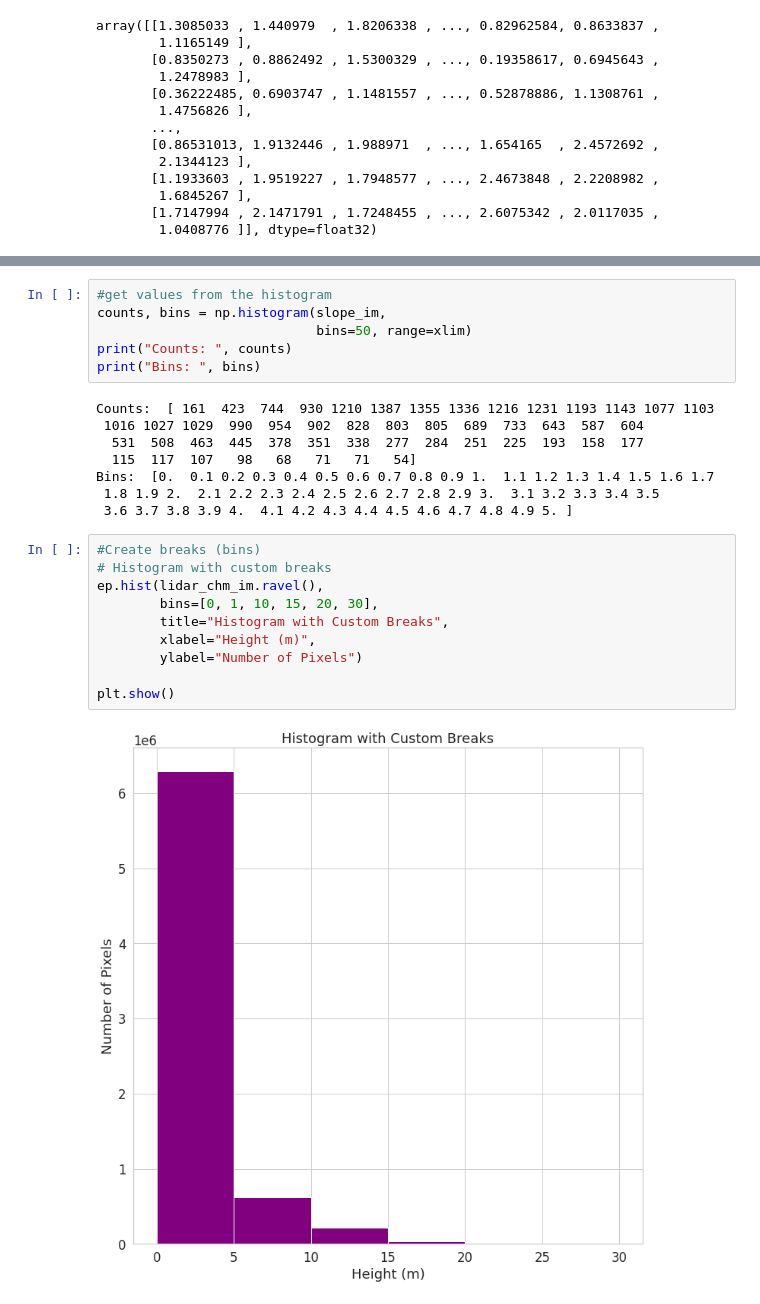
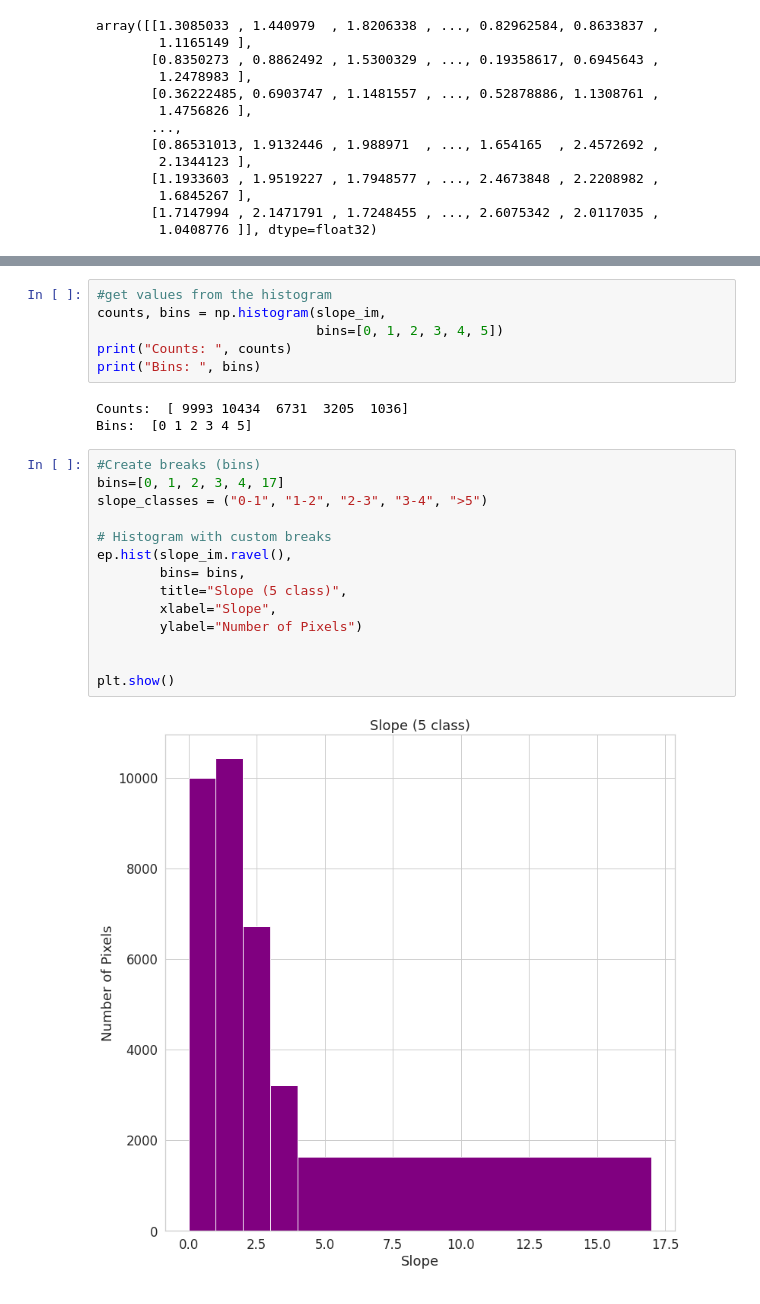
Before and after one commit to Robotmcgregor/earth-analytics-python-env, a Jupyter notebook: Classify_and_Plot_Slope_Raster_Data_in_Python.ipynb, the cells around one changed output, grey strips where cells are left out. Cells and saved outputs as stored; diff of their text form.

```diff
--- a/Classify_and_Plot_Slope_Raster_Data_in_Python.ipynb
+++ b/Classify_and_Plot_Slope_Raster_Data_in_Python.ipynb
@@ -141,26 +114,25 @@ plt.show()
 # %%
 #get values from the histogram
 counts, bins = np.histogram(slope_im,
-                            bins=50, range=xlim)
+                            bins=[0, 1, 2, 3, 4, 5])
 print("Counts: ", counts)
 print("Bins: ", bins)
 # %% [output]
-Counts:  [ 161  423  744  930 1210 1387 1355 1336 1216 1231 1193 1143 1077 1103
- 1016 1027 1029  990  954  902  828  803  805  689  733  643  587  604
-  531  508  463  445  378  351  338  277  284  251  225  193  158  177
-  115  117  107   98   68   71   71   54]
-Bins:  [0.  0.1 0.2 0.3 0.4 0.5 0.6 0.7 0.8 0.9 1.  1.1 1.2 1.3 1.4 1.5 1.6 1.7
- 1.8 1.9 2.  2.1 2.2 2.3 2.4 2.5 2.6 2.7 2.8 2.9 3.  3.1 3.2 3.3 3.4 3.5
- 3.6 3.7 3.8 3.9 4.  4.1 4.2 4.3 4.4 4.5 4.6 4.7 4.8 4.9 5. ]
+Counts:  [ 9993 10434  6731  3205  1036]
+Bins:  [0 1 2 3 4 5]
 # %%
 #Create breaks (bins)
+bins=[0, 1, 2, 3, 4, 17]
+slope_classes = ("0-1", "1-2", "2-3", "3-4", ">5")
+
 # Histogram with custom breaks
-ep.hist(lidar_chm_im.ravel(),
-        bins=[0, 1, 10, 15, 20, 30],
-        title="Histogram with Custom Breaks",
-        xlabel="Height (m)",
+ep.hist(slope_im.ravel(),
+        bins= bins,
+        title="Slope (5 class)",
+        xlabel="Slope",
         ylabel="Number of Pixels")
 
+
 plt.show()
 # %% [output]
-[figure, old version]
+[figure, new version]
```
Also changed, not shown: parts of 21 cells of this notebook.
